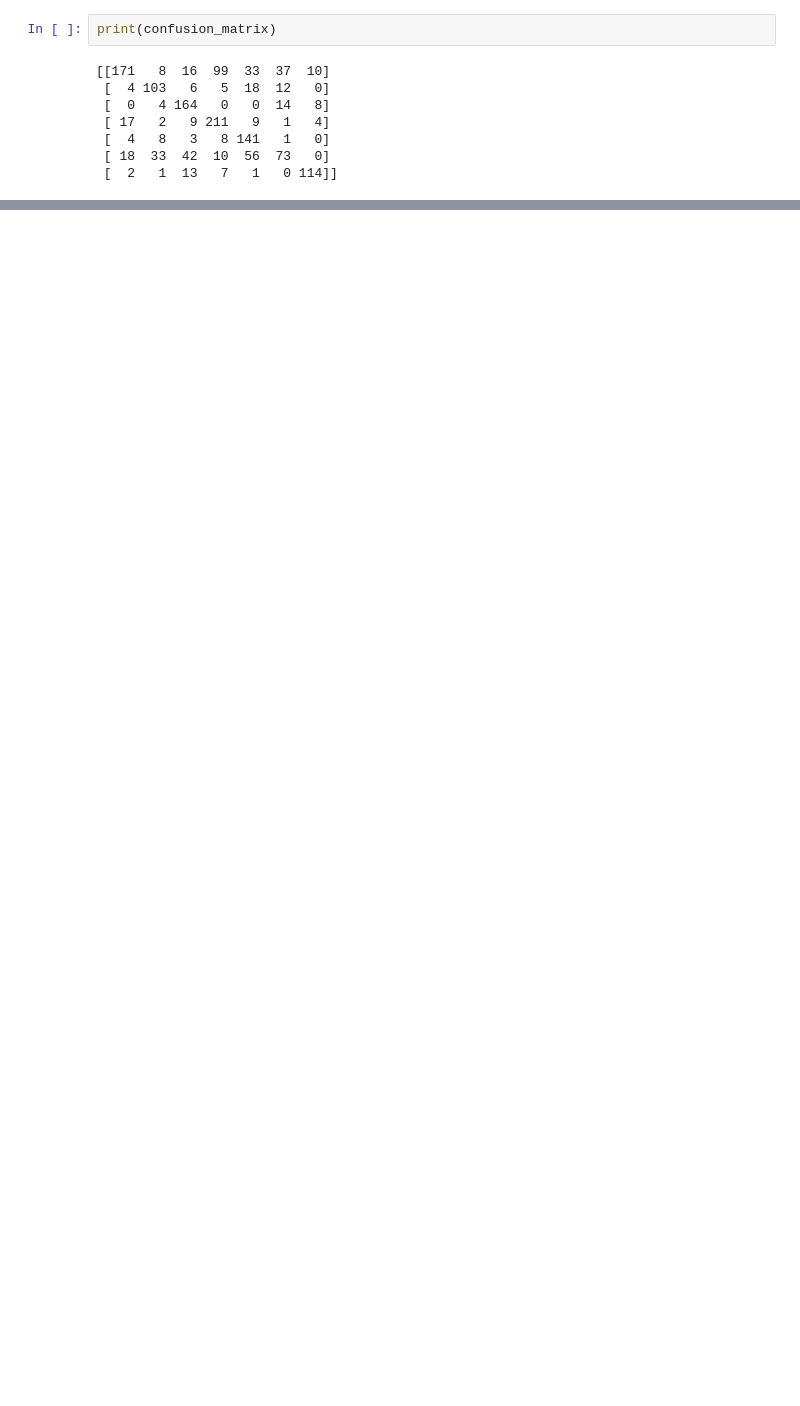
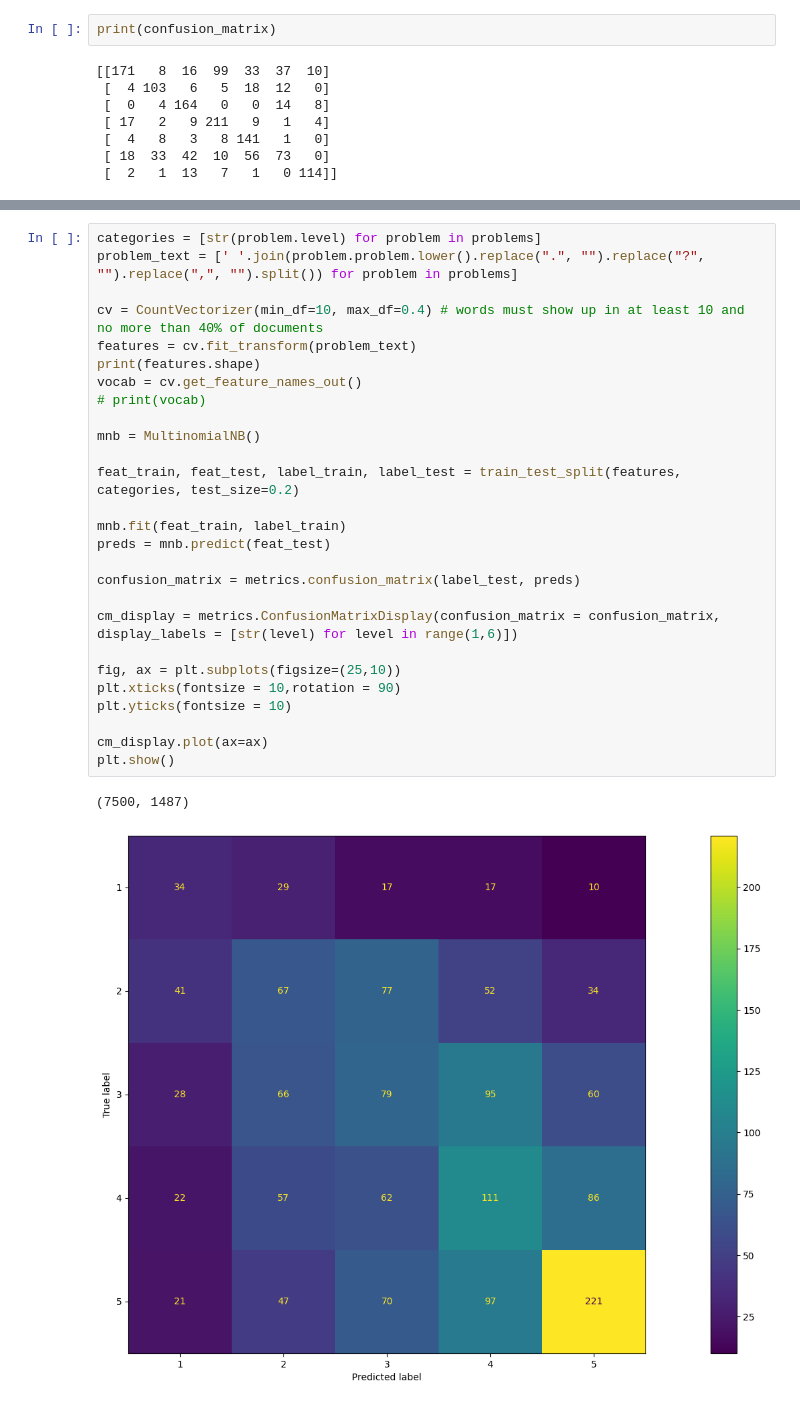
Before and after one commit to Kenneth-Mitchell/NLP_Project2, a Jupyter notebook: test.ipynb, the cells around one changed output, grey strips where cells are left out. Drawn from its saved outputs; the diff is of its cells as text; blank space fills up the shorter version.

```diff
--- a/test.ipynb
+++ b/test.ipynb
@@ -255,0 +273,30 @@ The precalculus category has a precision of 0.8382352941176471 and a recall of 0
+# %%
+categories = [str(problem.level) for problem in problems]
+problem_text = [' '.join(problem.problem.lower().replace(".", "").replace("?", "").replace(",", "").split()) for problem in problems]
+
+cv = CountVectorizer(min_df=10, max_df=0.4) # words must show up in at least 10 and no more than 40% of documents
+features = cv.fit_transform(problem_text)
+print(features.shape)
+vocab = cv.get_feature_names_out()
+# print(vocab)
+
+mnb = MultinomialNB()
+
+feat_train, feat_test, label_train, label_test = train_test_split(features, categories, test_size=0.2)
+
+mnb.fit(feat_train, label_train)
+preds = mnb.predict(feat_test)
+
+confusion_matrix = metrics.confusion_matrix(label_test, preds)
+
+cm_display = metrics.ConfusionMatrixDisplay(confusion_matrix = confusion_matrix, display_labels = [str(level) for level in range(1,6)])
+
+fig, ax = plt.subplots(figsize=(25,10))
+plt.xticks(fontsize = 10,rotation = 90)
+plt.yticks(fontsize = 10)
+
+cm_display.plot(ax=ax)
+plt.show()
+# %% [output]
+(7500, 1487)
+[figure, added]
```
Also changed, not shown: parts of 12 cells of this notebook.
